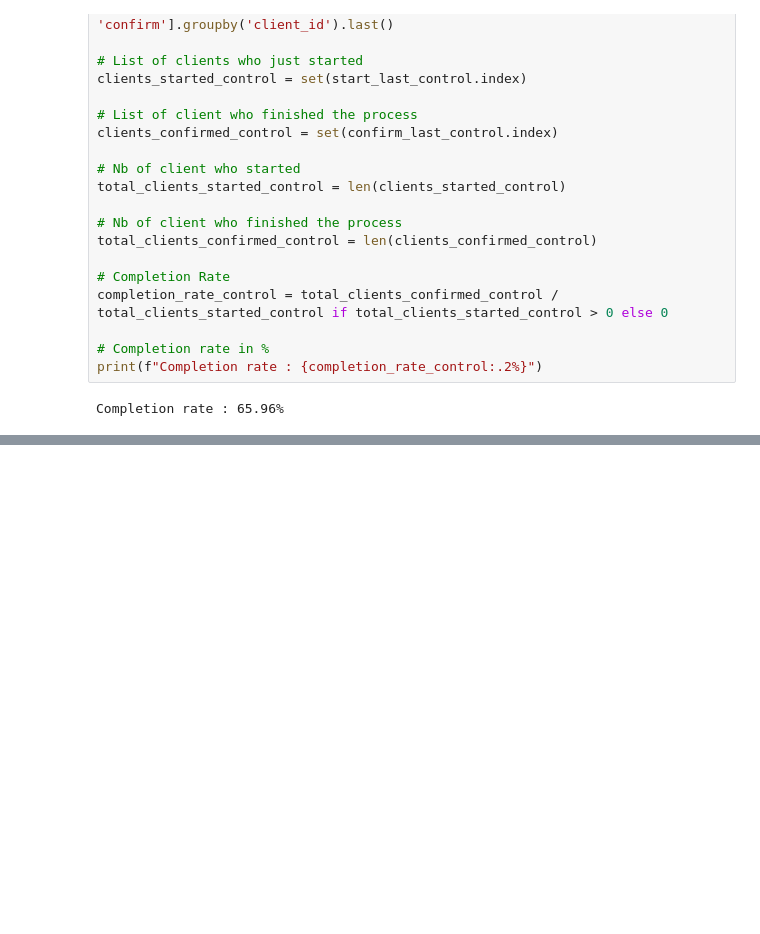
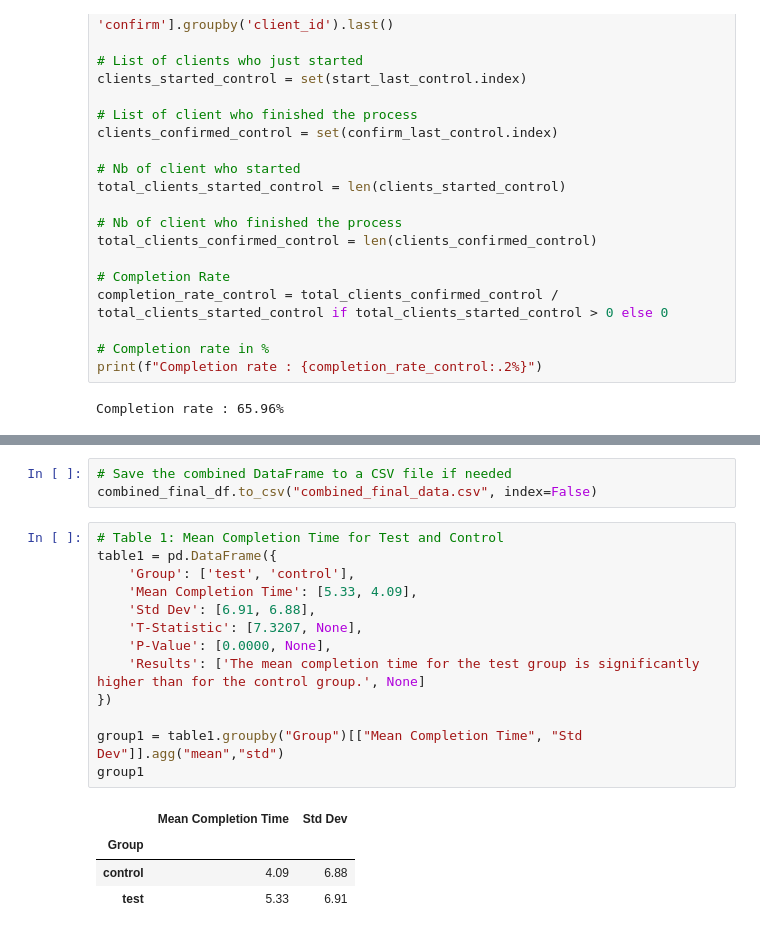
Before and after one commit to AleUrzi/week5_vanguard-ab-test, a Jupyter notebook: Notebooks/Alessia_cleaned_merged_df.ipynb, the cells around one changed output, grey strips where cells are left out. Saved outputs shown, nothing was run; the diff lists cells and outputs as text; blank space fills up the shorter version.

```diff
--- a/Notebooks/Alessia_cleaned_merged_df.ipynb
+++ b/Notebooks/Alessia_cleaned_merged_df.ipynb
@@ -466,0 +1038,21 @@ Control Group - Std: 601767.0847282913
+# %%
+# Save the combined DataFrame to a CSV file if needed
+combined_final_df.to_csv("combined_final_data.csv", index=False)
+# %%
+# Table 1: Mean Completion Time for Test and Control
+table1 = pd.DataFrame({
+    'Group': ['test', 'control'],
+    'Mean Completion Time': [5.33, 4.09],
+    'Std Dev': [6.91, 6.88],
+    'T-Statistic': [7.3207, None],
+    'P-Value': [0.0000, None],
+    'Results': ['The mean completion time for the test group is significantly higher than for the control group.', None]
+})
+
+group1 = table1.groupby("Group")[["Mean Completion Time", "Std Dev"]].agg("mean","std")
+group1
+# %% [output]
+|  | Mean Completion Time | Std Dev |
+| Group |  |  |
+| control | 4.09 | 6.88 |
+| test | 5.33 | 6.91 |
```
Also changed, not shown: parts of 36 cells of this notebook, 19 other files.
